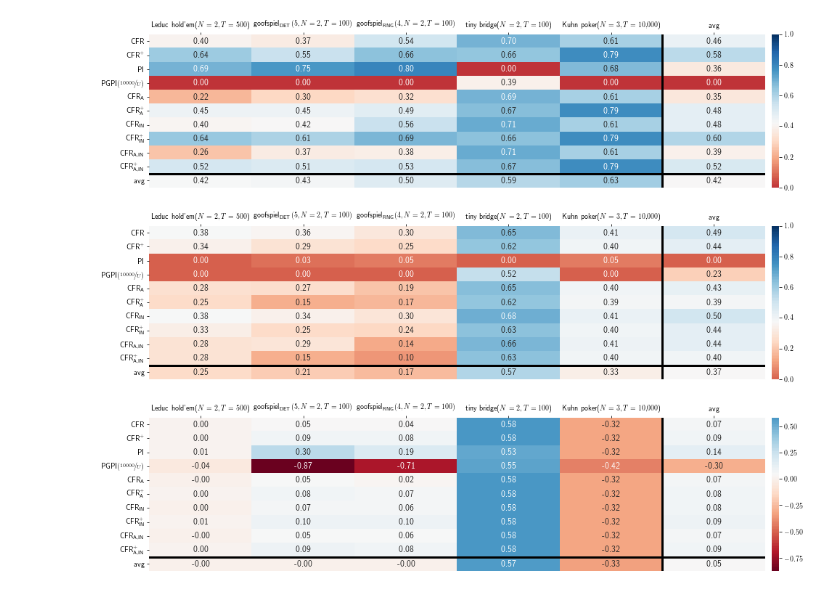
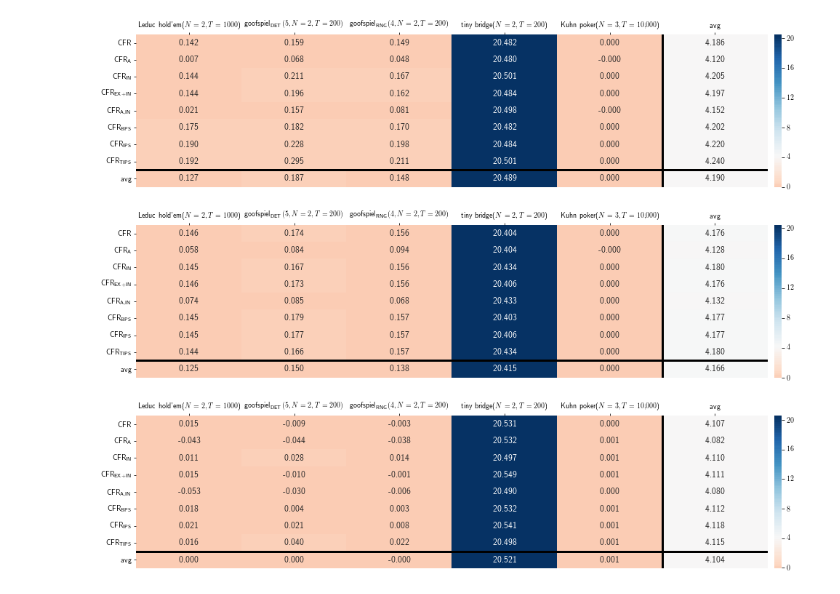
Before and after one commit to dmorrill10/hr_edl_experiments, a Jupyter notebook: mal_cfr_data.ipynb, the cells around one changed output. Drawn from its saved outputs; the diff is of its cells as text; code cells hidden in the pictures.

Commit message:
Add and plot module

```diff
--- a/mal_cfr_data.ipynb
+++ b/mal_cfr_data.ipynb
@@ -23,3 +1,14 @@ seq_color_palette = sns.color_palette("Blues", 128)
+# %%
+import numpy as np
+import pandas as pd
+import seaborn as sns
+import matplotlib.pyplot as plt
+import matplotlib.lines as mlines
+import mal_cfr_data.plot as mcd_plt
+
+mcd_plt.set_plt_params()
+div_color_palette = mcd_plt.diverging_color_palette()
+seq_color_palette = mcd_plt.sequential_color_palette()
 # %%
 alg_label_map = {
     'CFR+': r'$\\\text{CFR}^+$',
@@ -369,32 +370,34 @@ plt.show()
 # %%
 fig, axes_list = plt.subplots(
     3,
     1,
     sharex=True,
     sharey=True,
     squeeze=True,
     figsize=(13.5, 3.5 * 3))
-br_percentage_heatmap_avg(
-    data.query('mode == "fixed"').pivot(index='col_alg', columns=['row_alg', 'game_tag'], values='value').mean().unstack(),
+heatmap_avg(
+    without_br_row(data.query('mode == "fixed"').pivot(index='col_alg', columns=['row_alg', 'game_tag'], values='value').mean().unstack()),
     ax=axes_list[0],
-    cbar_kws={'fraction': 0.05, 'pad': 0.01}
+    cbar_kws={'fraction': 0.05, 'pad': 0.01},
+    fmt="0.3f"
 )
 df_shuffled = data.query('mode == "shuffled"').pivot(index='seed', columns=['row_alg', 'game_tag', 'col_alg'], values='value').mean().unstack()
-br_percentage_heatmap_avg(
-    df_shuffled.transpose().mean().unstack(),
+heatmap_avg(
+    without_br_row(df_shuffled.transpose().mean().unstack()),
     ax=axes_list[1],
-    cbar_kws={'fraction': 0.05, 'pad': 0.01}
+    cbar_kws={'fraction': 0.05, 'pad': 0.01},
+    fmt="0.3f"
 )
 df_sim = data.query('mode == "sim"').pivot(index='col_alg', columns=['row_alg', 'game_tag'], values='value').mean().unstack()
 heatmap_avg(
-    df_sim.apply(adjust_utilities, axis=1),
+    df_sim,
     ax=axes_list[2],
     cbar_kws={'fraction': 0.05, 'pad': 0.01},
-    fmt = "0.2f"
+    fmt="0.3f"
 )
 plt.tight_layout(0)
 plt.subplots_adjust(hspace=0.25)
 fig.savefig(f'results/avg_heatmaps.aug22_2020.pdf')
 plt.show()
 # %% [output]
-[figure, old version]
+[figure, new version]
```
Also changed, not shown: parts of 13 cells of this notebook, 1 other file.
